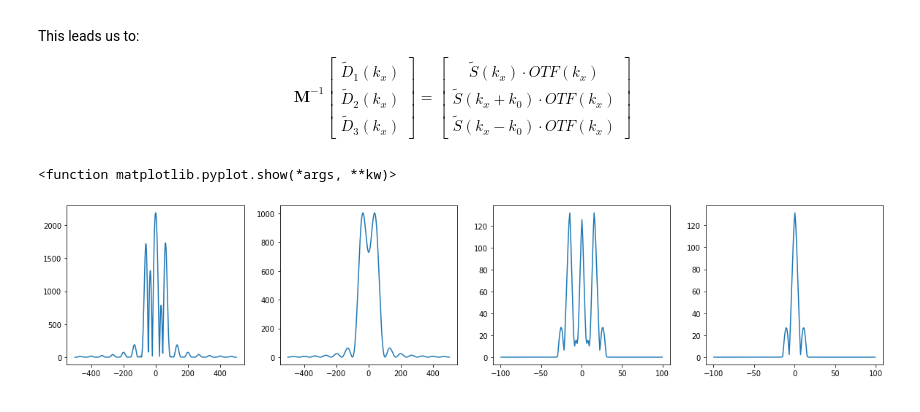
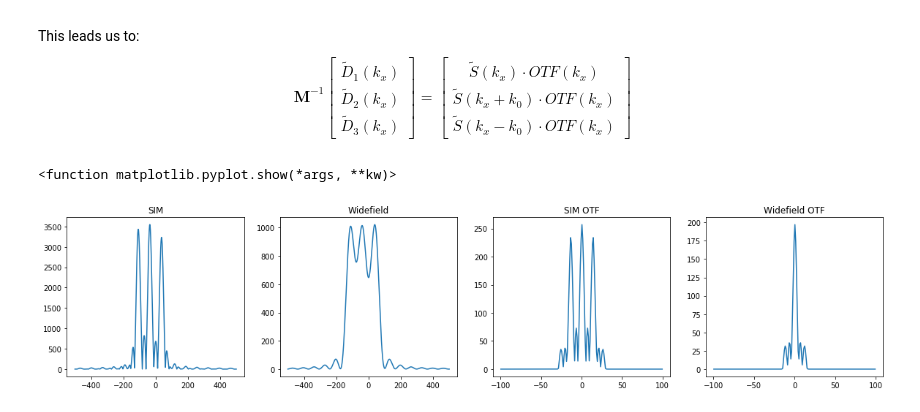
Before and after one commit to charlesnchr/LAG-MNG, a Jupyter notebook: Edward work/SIM in Python.ipynb, the cells around one changed output. Cells and saved outputs as stored; diff of their text form; code cells hidden in the pictures.

```diff
--- a/Edward work/SIM in Python.ipynb
+++ b/Edward work/SIM in Python.ipynb
@@ -18,13 +18,14 @@ Plotting these componnets gives us:
 import numpy as np
 from matplotlib import pyplot as plt
 N = 1000
-k0 = 15
+k0 = 14
 
 Xs = np.linspace(-500,500,N)
 
 Sample = np.zeros(N)
 Sample[465] = 1
-Sample[535] = 1
+Sample[540] = 1
+Sample[610] = 1
 
 Excitation = 1+np.cos(2*np.pi*k0*Xs) # We know our excitation pattern follows a sinusoidal distribution with spatial frequency Kx
 PSF = np.sinc(0.015*Xs)**2 # The incoherent PSF of the system can be approximated to a sinc^2 function
@@ -135,31 +136,35 @@ shiftedo = np.squeeze(shiftedo)
 unshiftedm = Dmat[0,:]*Minv[1,0]+Dmat[1,:]*Minv[1,1]+Dmat[2,:]*Minv[1,2]
 unshiftedm = np.squeeze(unshiftedm)
 
 unshiftedp = Dmat[0,:]*Minv[2,0]+Dmat[1,:]*Minv[2,1]+Dmat[2,:]*Minv[2,2]
 unshiftedp = np.squeeze(unshiftedp)
 
 shiftedm = np.roll(unshiftedp,k0)
 shiftedp = np.roll(unshiftedp,-k0)
 
 
 FTfinal = shiftedo+(shiftedm)+(shiftedp)
 
 final =np.fft.fftshift(np.fft.fft(FTfinal))
 
 plt.figure(figsize=(20, 4))
 plt.subplot(1,4,1)
 plt.plot(Xs,np.abs(final))
+plt.title('SIM')
 
 plt.subplot(1,4,2)
 plt.plot(Xs,np.abs(np.fft.fftshift(np.fft.fft(FTs*OTF))))
+plt.title('Widefield')
 
 plt.subplot(1,4,3)
 plt.plot(Xs[400:600],np.abs(FTfinal)[400:600])
+plt.title('SIM OTF')
 
 plt.subplot(1,4,4)
 plt.plot(Xs[400:600],np.abs(FTs*OTF)[400:600])
+plt.title('Widefield OTF')
 
 plt.show
 # %% [output]
 <function matplotlib.pyplot.show(*args, **kw)>
-[figure, old version]
+[figure, new version]
```
Also changed, not shown: parts of 11 cells of this notebook.
